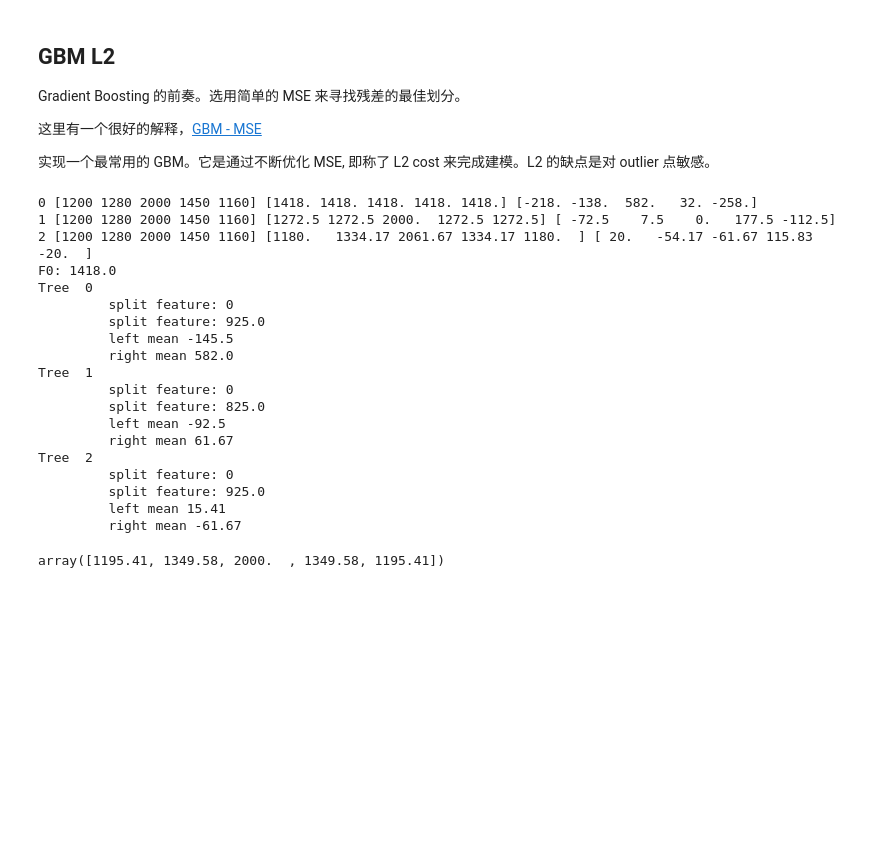
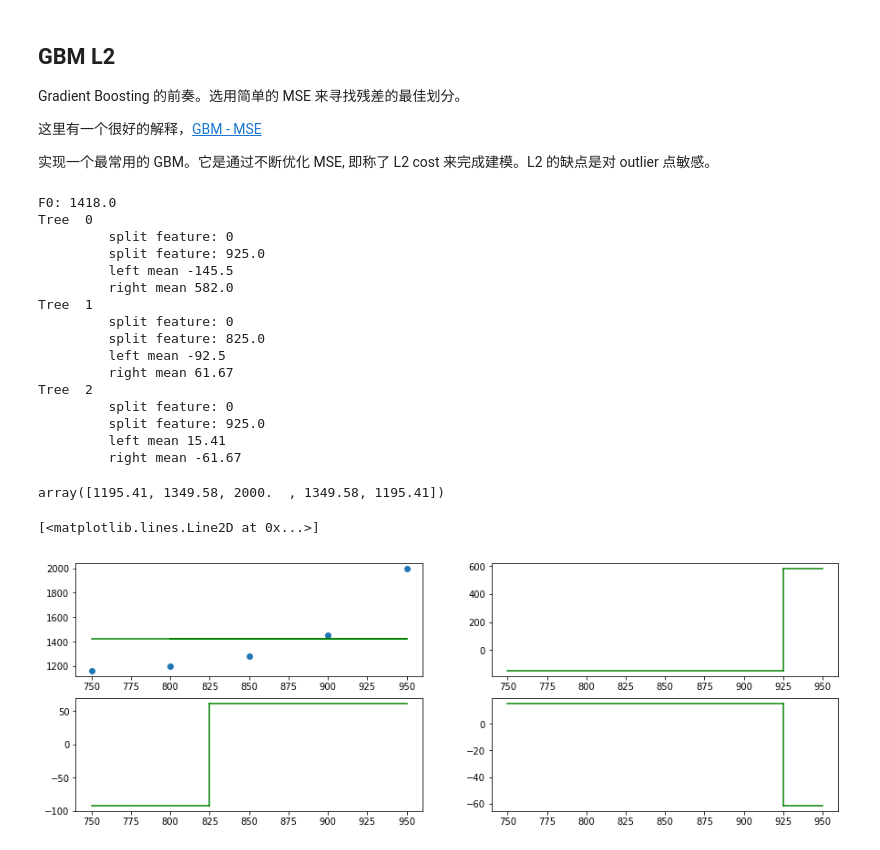
Before and after one commit to AaronFlower/Jupyter, a Jupyter notebook: 10-Bagging-Boosting/05-Gradient-Boosting-L2.ipynb, the cells around one changed output. Cells and saved outputs as stored; diff of their text form; code cells hidden in the pictures; blank space fills up the shorter version.

Commit message:
add GBDT plot

```diff
--- a/10-Bagging-Boosting/05-Gradient-Boosting-L2.ipynb
+++ b/10-Bagging-Boosting/05-Gradient-Boosting-L2.ipynb
@@ -63,17 +63,18 @@ class BoostMse(object):
         yHat = np.ones(m) * self.f0
         for t in range(iters):
             residuals = y - yHat
-            print(t, y, yHat, residuals)
+#             print(t, y, yHat, residuals)
             tree = DecisionTree().model(X, residuals)
             yHat = yHat + alpha * tree.predict(X)
             self.trees.append(tree)
 
         return self
 
-    def predict(self, X):
+    def predict(self, X, count = None):
+        iters = count or self.iters
         m = X.shape[0]
         yHat = np.ones(m) * self.f0
-        for i in range(self.iters):
+        for i in range(iters):
             yHat = yHat + self.alpha * self.trees[i].predict(X)
 
         return yHat
@@ -94,9 +95,6 @@ bmse = BoostMse().model(X, y, 1, 3)
 bmse.printTrees()
 bmse.predict(X)
 # %% [output]
-0 [1200 1280 2000 1450 1160] [1418. 1418. 1418. 1418. 1418.] [-218. -138.  582.   32. -258.]
-1 [1200 1280 2000 1450 1160] [1272.5 1272.5 2000.  1272.5 1272.5] [ -72.5    7.5    0.   177.5 -112.5]
-2 [1200 1280 2000 1450 1160] [1180.   1334.17 2061.67 1334.17 1180.  ] [ 20.   -54.17 -61.67 115.83 -20.  ]
 F0: 1418.0
 Tree  0
          split feature: 0
@@ -114,3 +112,58 @@ Tree  2
          left mean 15.41
          right mean -61.67
 array([1195.41, 1349.58, 2000.  , 1349.58, 1195.41])
+# %%
+df = data()
+X,y = df.values[:, :-1], df.values[:,-1]
+bmse = BoostMse().model(X, y, 1, 3)
+# bmse.printTrees()
+# bmse.predict(X)
+
+## plot F0
+x, y = df.values[:, 0], df.values[:, 1]
+x_sorted = x.copy()
+x_sorted.sort()
+X_sorted = np.sort(X, axis = 0)
+
+fig = plt.figure(figsize=(15,5))
+
+ax = fig.add_subplot(221)
+ax.scatter(x, y)
+
+m = len(y)
+yHat = np.ones(m) * bmse.f0
+ax.plot(x, yHat, c='g')
+
+## plot F1
+ax = fig.add_subplot(222)
+# ax.scatter(x, y)
+# yHat = bmse.predict(X_sorted, 1)
+# yHat = bmse.trees[0].predict(X_sorted)
+tree = bmse.trees[0]
+ax.plot([x_sorted[0], tree.split_val], [tree.lmean, tree.lmean], c='g')
+ax.plot([tree.split_val, tree.split_val], [tree.lmean, tree.rmean], c='g')
+ax.plot([tree.split_val, x_sorted[-1]], [tree.rmean, tree.rmean], c='g')
+
+
+## plot F2
+ax = fig.add_subplot(223)
+# ax.scatter(x, y)
+# yHat = bmse.predict(X_sorted, 1)
+# yHat = bmse.trees[0].predict(X_sorted)
+tree = bmse.trees[1]
+ax.plot([x_sorted[0], tree.split_val], [tree.lmean, tree.lmean], c='g')
+ax.plot([tree.split_val, tree.split_val], [tree.lmean, tree.rmean], c='g')
+ax.plot([tree.split_val, x_sorted[-1]], [tree.rmean, tree.rmean], c='g')
+
+## plot F3
+ax = fig.add_subplot(224)
+# ax.scatter(x, y)
+# yHat = bmse.predict(X_sorted, 1)
+# yHat = bmse.trees[0].predict(X_sorted)
+tree = bmse.trees[2]
+ax.plot([x_sorted[0], tree.split_val], [tree.lmean, tree.lmean], c='g')
+ax.plot([tree.split_val, tree.split_val], [tree.lmean, tree.rmean], c='g')
+ax.plot([tree.split_val, x_sorted[-1]], [tree.rmean, tree.rmean], c='g')
+# %% [output]
+[<matplotlib.lines.Line2D at 0x...>]
+[figure, added]
```
Also changed, not shown: parts of 1 cell of this notebook, 2 other files.
